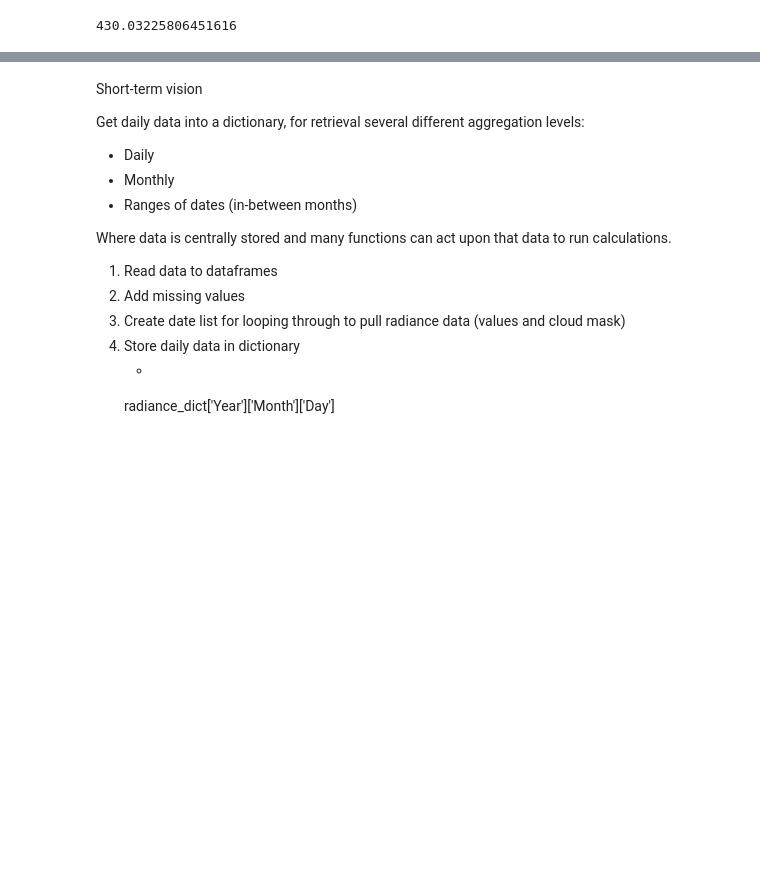
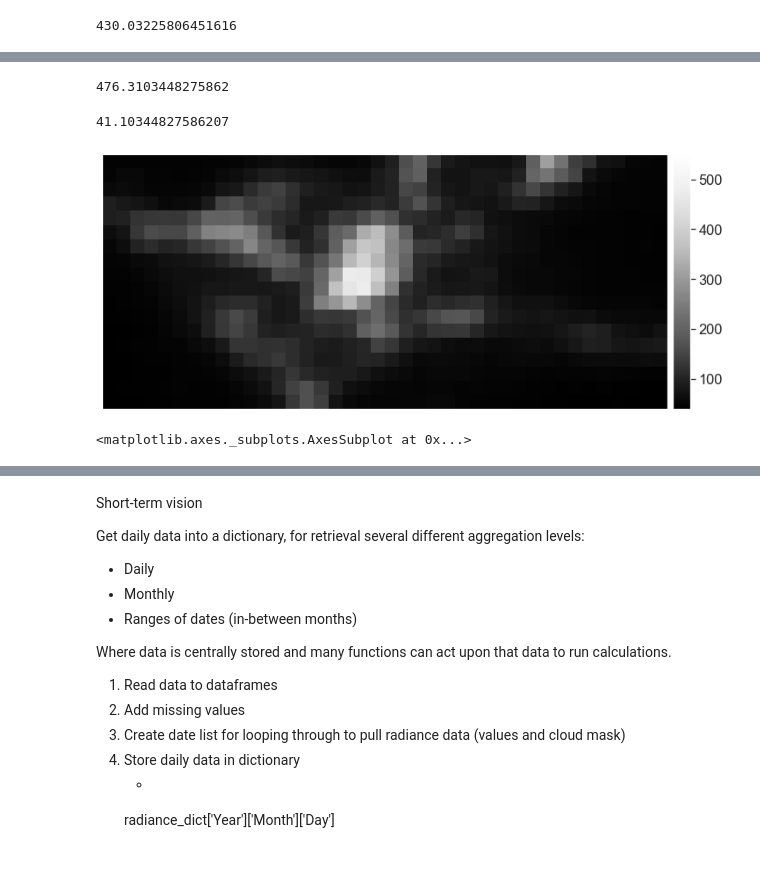
Before and after one commit to calekochenour/remote-sensing-fusion, a Jupyter notebook: 01-code-scripts/penn-state-campus-black-marble-radiance.ipynb, the cells around one changed output, grey strips where cells are left out. Cells and saved outputs as stored; diff of their text form; code cells hidden in the pictures; blank space fills up the shorter version.

Commit message:
Add function get array data with date ranges

```diff
--- a/01-code-scripts/penn-state-campus-black-marble-radiance.ipynb
+++ b/01-code-scripts/penn-state-campus-black-marble-radiance.ipynb
@@ -269,0 +328,6 @@ march_2020_mean.max()
+# %%
+normalize.columns[0].replace('.', '-')
+
+radiance = [normalize[[col]].loc[0][0]
+            for col in normalize.columns
+            if re.compile(f"^2019.09.(0[1-9]|[12]\d|3[01])$").match(col)]
@@ -269,0 +374,4 @@ march_2020_mean.max()
+# %%
+date_list = get_date_list('2019-09-01', '2020-04-30', date_aggregation='daily', date_frequency='W-SAT')
+# %%
+sep_2019_april_2020_saturdays = get_array_data_from_dict(test_dict, date_list)
@@ -269,0 +396,15 @@ march_2020_mean.max()
+# %%
+saturday_mean = calculate_mean_radiance(sep_2019_april_2020_saturdays)
+# %%
+saturday_mean.max()
+# %% [output]
+476.3103448275862
+# %%
+saturday_mean.min()
+# %% [output]
+41.10344827586207
+# %%
+ep.plot_bands(saturday_mean, scale=False, vmax=550)
+# %% [output]
+[figure, added]
+<matplotlib.axes._subplots.AxesSubplot at 0x...>
```
Also changed, not shown: parts of 23 cells of this notebook.
